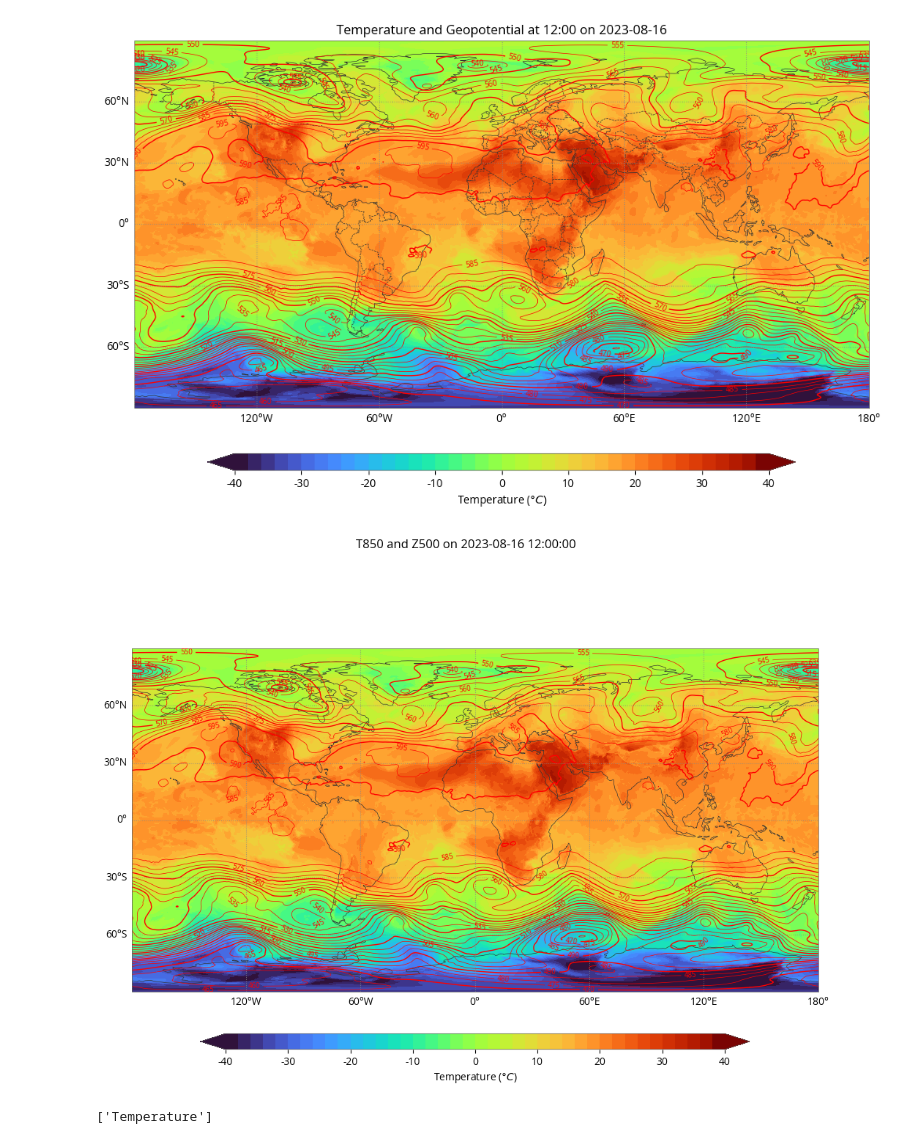
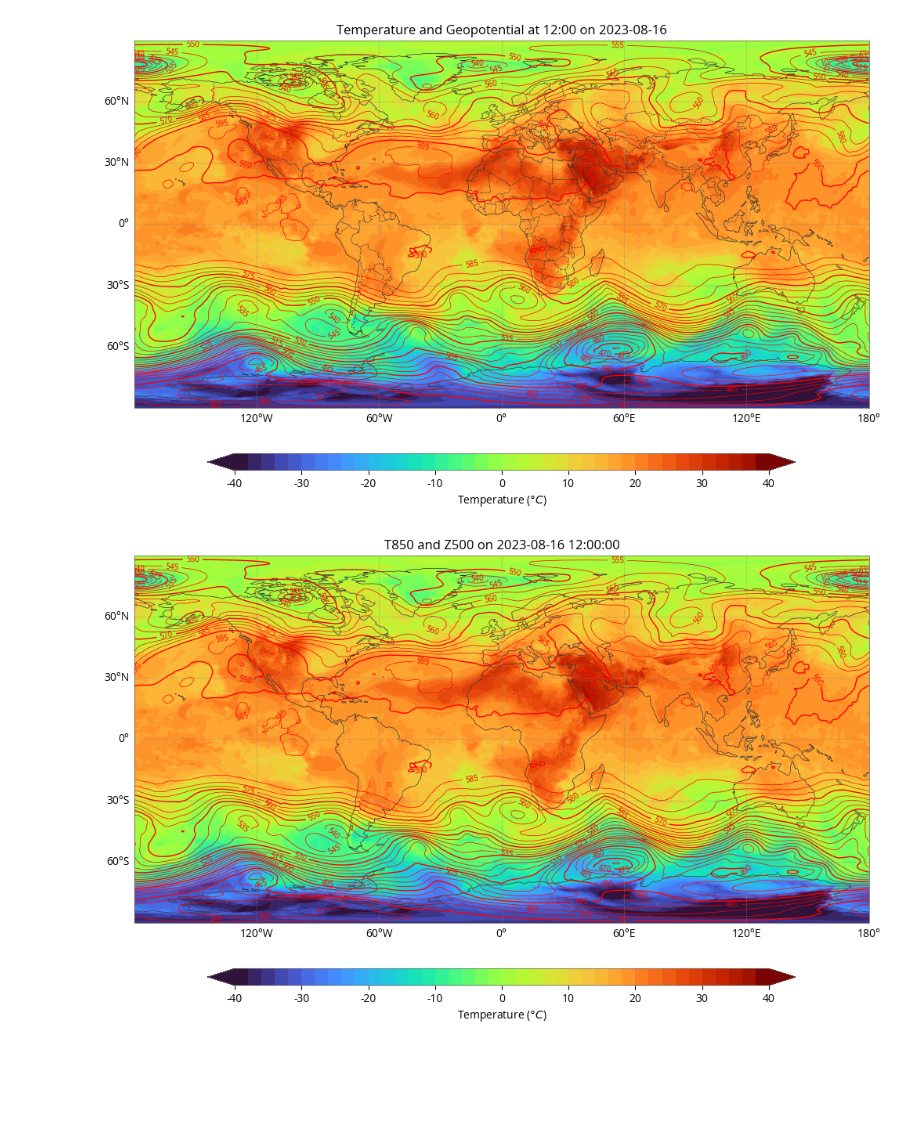
Before and after one commit to ecmwf/earthkit-maps, a Jupyter notebook: docs/examples/t850-z500.ipynb, the cells around one changed output. Drawn from its saved outputs; the diff is of its cells as text; code cells hidden in the pictures; blank space fills up the shorter version.

```diff
--- a/docs/examples/t850-z500.ipynb
+++ b/docs/examples/t850-z500.ipynb
@@ -35,20 +35,16 @@ earthkit.maps.quickplot(t850, z500, units=("celsius", "dam"))
 # %%
 chart = earthkit.maps.Superplot()
 
 chart.plot(t850, units="celsius")
 chart.plot(z500, units="dam")
 
 chart.coastlines()
 chart.gridlines()
 
 chart.legend()
 
-chart.title("T850 and Z500 on {time}")
+chart.subplot_titles("T850 and Z500 on {time}")
 
 chart.show()
 # %% [output]
-[figure, old version]
+[figure, new version]
-# %%
-t850.metadata("name")
-# %% [output]
-['Temperature']
```
